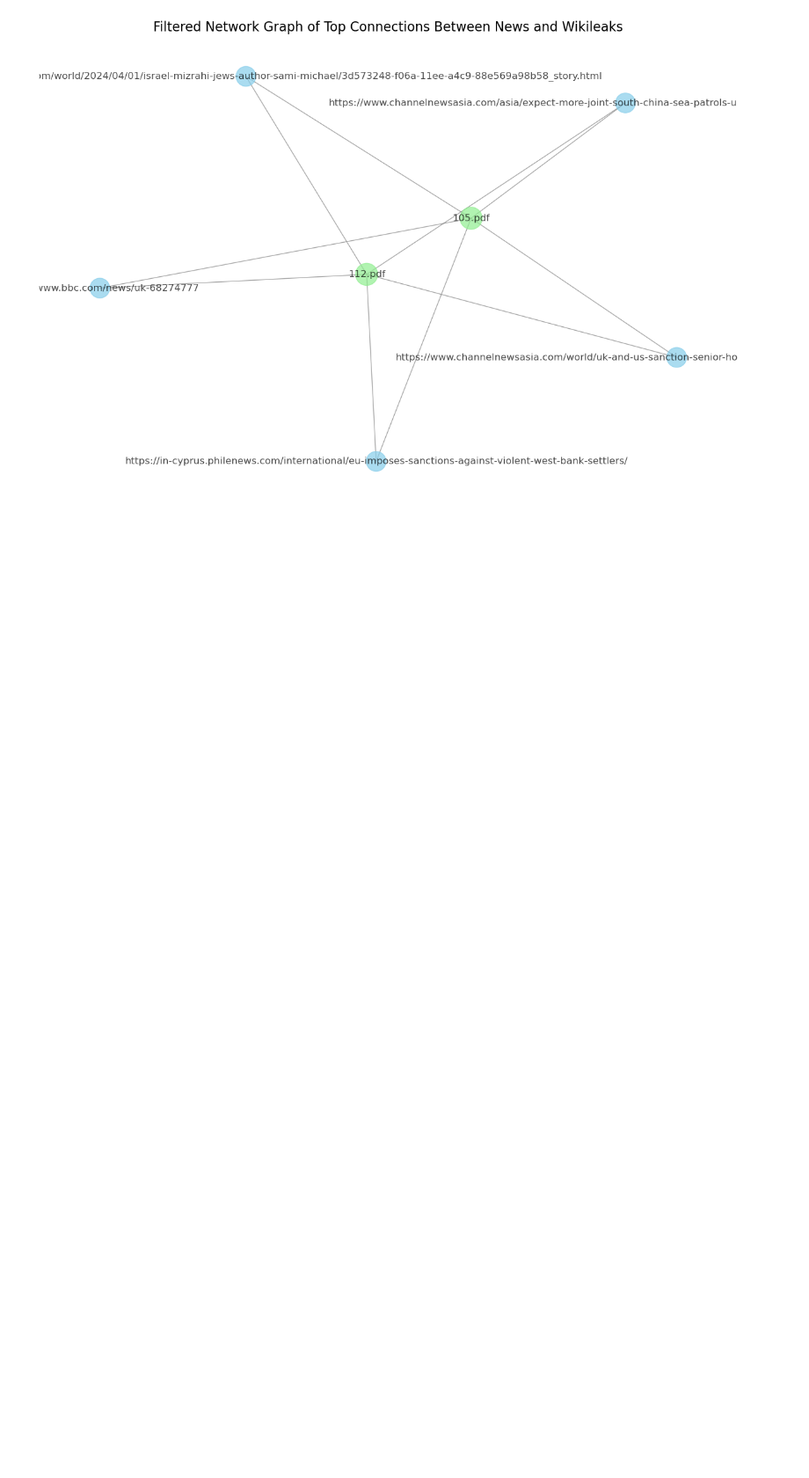
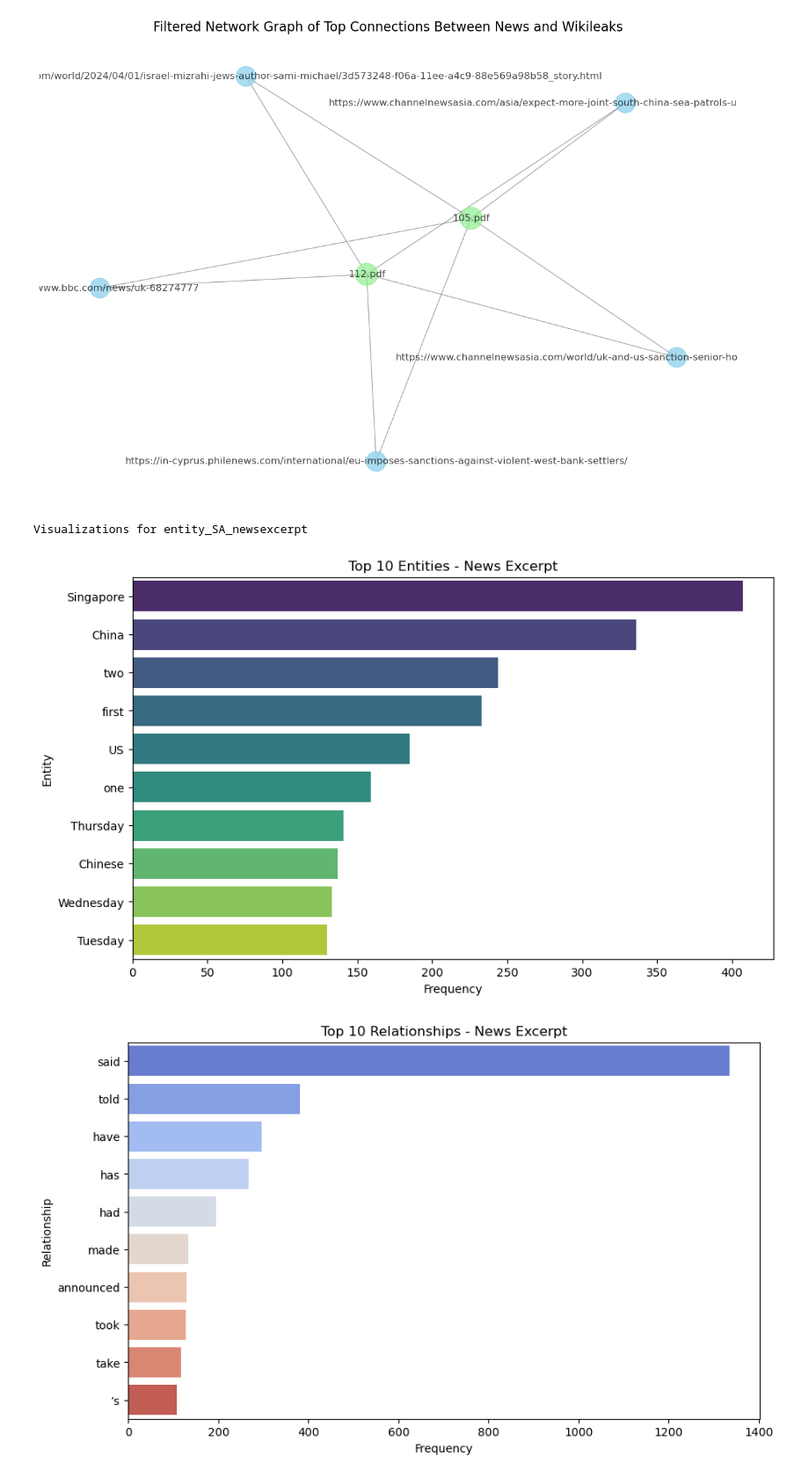
Before and after one commit to mahipandcy/SMUBIADatathon, a Jupyter notebook: visualisation.ipynb, the cells around one changed output. Shown at 88% size. Cells and saved outputs as stored; diff of their text form; code cells hidden in the pictures; blank space fills up the shorter version.

Commit message:
update visualisation

```diff
--- a/visualisation.ipynb
+++ b/visualisation.ipynb
@@ -122,0 +190,11 @@ plt.show()
+# %%
+# Visualizations for entity_SA_newsexcerpt
+print("Visualizations for entity_SA_newsexcerpt")
+visualize_entities(df_newsexcerpt, "News Excerpt")
+visualize_relationships(df_newsexcerpt, "News Excerpt")
+visualize_sentiments(df_newsexcerpt, "News Excerpt")
+visualize_content_length(df_newsexcerpt, "News Excerpt")
+# %% [output]
+Visualizations for entity_SA_newsexcerpt
+[figure, added]
+[figure, added]
```
Also changed, not shown: parts of 9 cells of this notebook.
